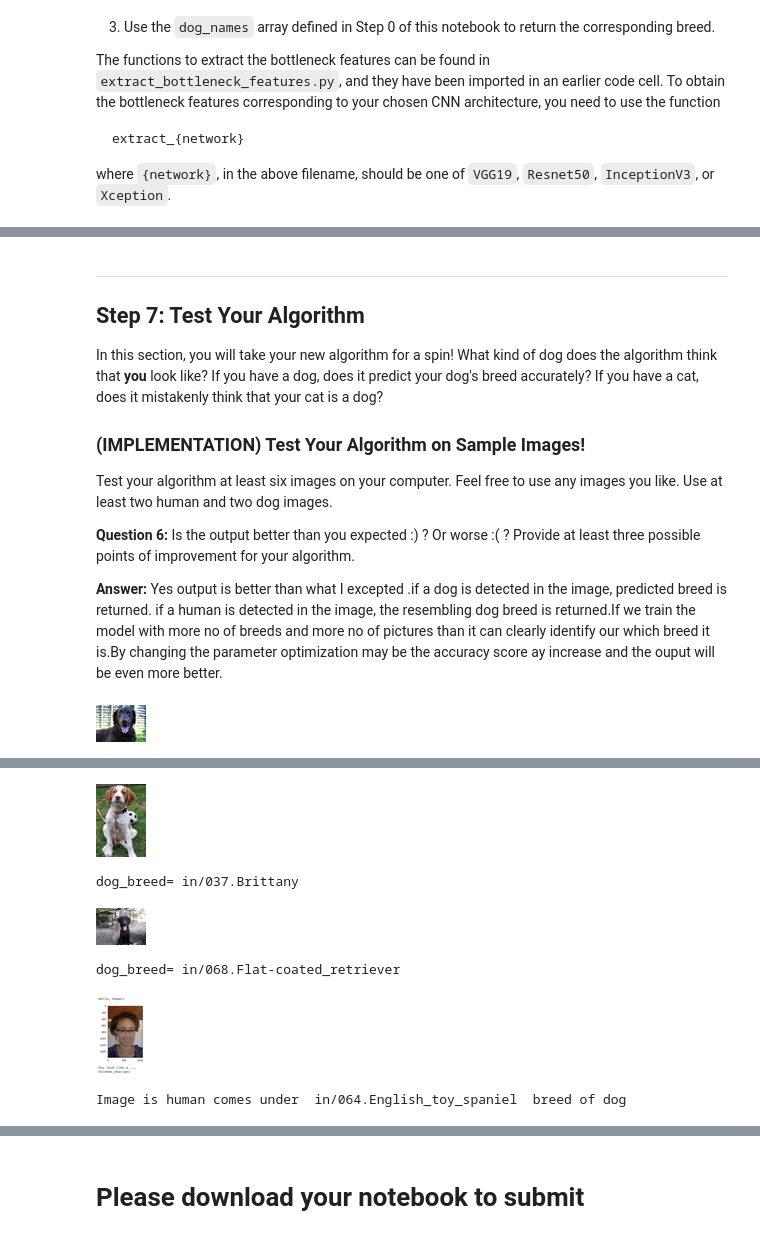
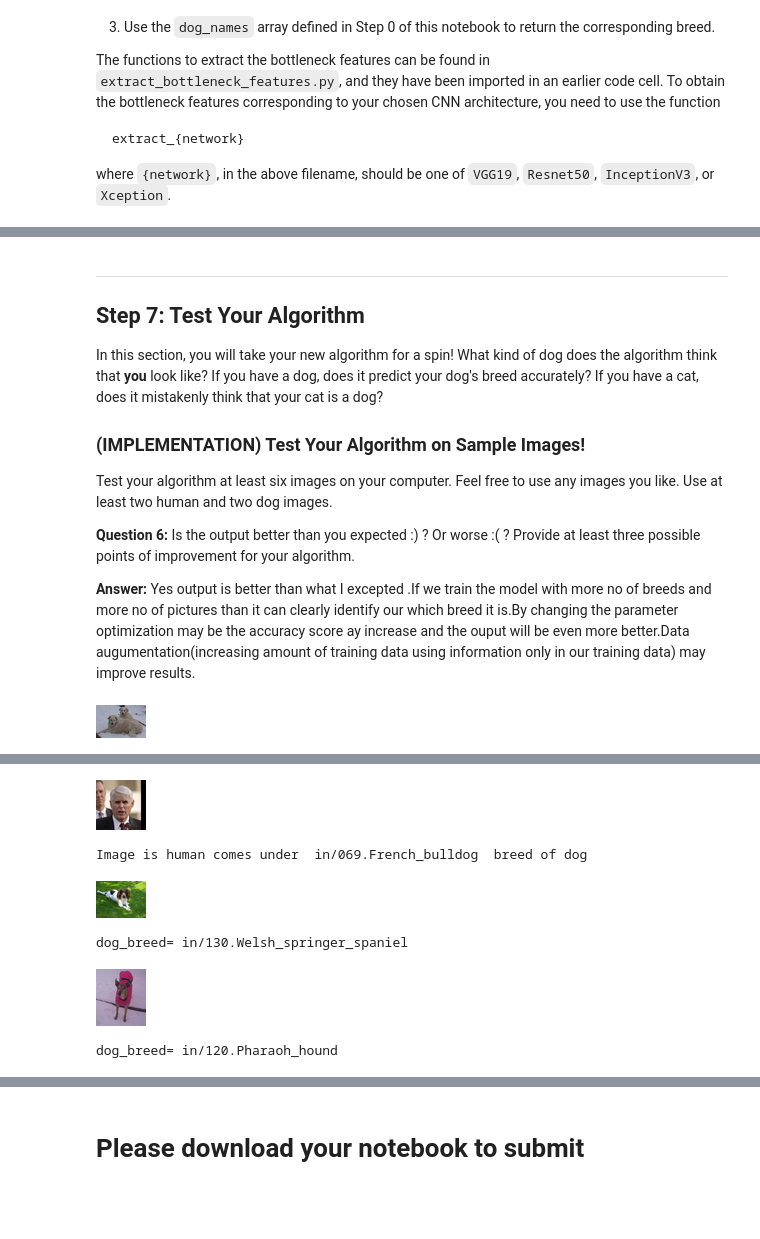
Before and after one commit to 15pa1a05f9/dog_app, a Jupyter notebook: dog_app.ipynb, the cells around one changed output, grey strips where cells are left out. Drawn from its saved outputs; the diff is of its cells as text; code cells hidden in the pictures; blank space fills up the shorter version.

```diff
--- a/dog_app.ipynb
+++ b/dog_app.ipynb
@@ -758,14 +758,13 @@ Test your algorithm at least six images on your computer.  Feel free to use any
 
 __Question 6:__ Is the output better than you expected :) ?  Or worse :( ?  Provide at least three possible points of improvement for your algorithm.
 
-__Answer:__ Yes output is better than what I excepted .if a dog is detected in the image,  predicted breed is returned.
-if a human is detected in the image,  the resembling dog breed  is returned.If we train the model with more no of breeds and more no of pictures than it can clearly identify our which breed it is.By changing the parameter optimization may be the accuracy score ay increase and the ouput will be even more better.
+__Answer:__ Yes output is better than what I excepted .If we train the model with more no of breeds and more no of pictures than it can clearly identify our which breed it is.By changing the parameter optimization may be the accuracy score ay increase and the ouput will be even more better.Data augumentation(increasing amount of training data using information only in our training data) may improve results.
 # %%
 ## TODO: Execute your algorithm from Step 6 on
 ## at least 6 images on your computer.
 ## Feel free to use as many code cells as needed
 ##dog_breed_detector(dog_files_short[0])
 
-dog_breed_detector("./images/Curly-coated_retriever_03896.jpg")
+dog_breed_detector(dog_files_short[0])
 # %% [output]
-[figure, old version]
+[figure, new version]
@@ -775,21 +772,21 @@ dog_breed= in/055.Curly-coated_retriever
-# %%
-
-dog_breed_detector("./images/Brittany_02625.jpg")
-# %% [output]
-[figure, removed]
-dog_breed= in/037.Brittany
-# %%
-
-
-dog_breed_detector("./images/Labrador_retriever_06449.jpg")
-# %% [output]
-[figure, removed]
-dog_breed= in/068.Flat-coated_retriever
-# %%
-dog_breed_detector('./images/sample_human_output.png')
-# %% [output]
-[figure, removed]
-Image is human comes under  in/064.English_toy_spaniel  breed of dog
+# %%
+
+dog_breed_detector(human_files_short[0])
+# %% [output]
+[figure, added]
+Image is human comes under  in/069.French_bulldog  breed of dog
+# %%
+
+
+dog_breed_detector(dog_files_short[5])
+# %% [output]
+[figure, added]
+dog_breed= in/130.Welsh_springer_spaniel
+# %%
+dog_breed_detector(dog_files_short[9])
+# %% [output]
+[figure, added]
+dog_breed= in/120.Pharaoh_hound
 # %%
 dog_breed_detector(human_files_short[30])
 # %% [output]
```
Also changed, not shown: parts of 10 cells of this notebook, 1 other file.
